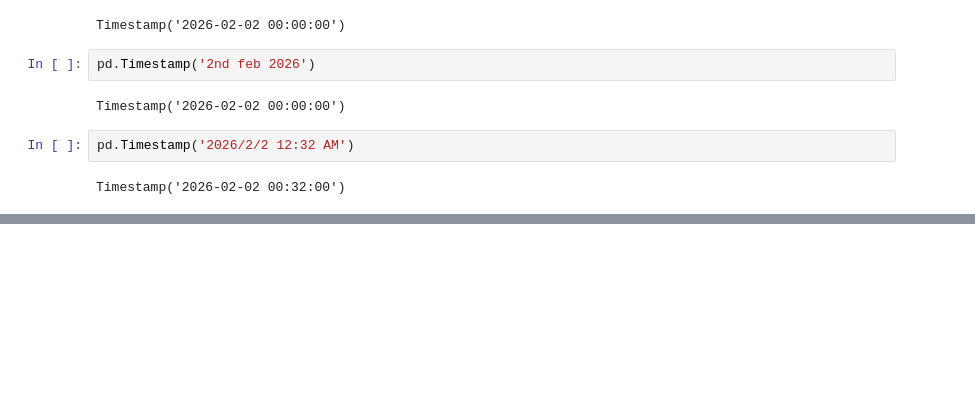
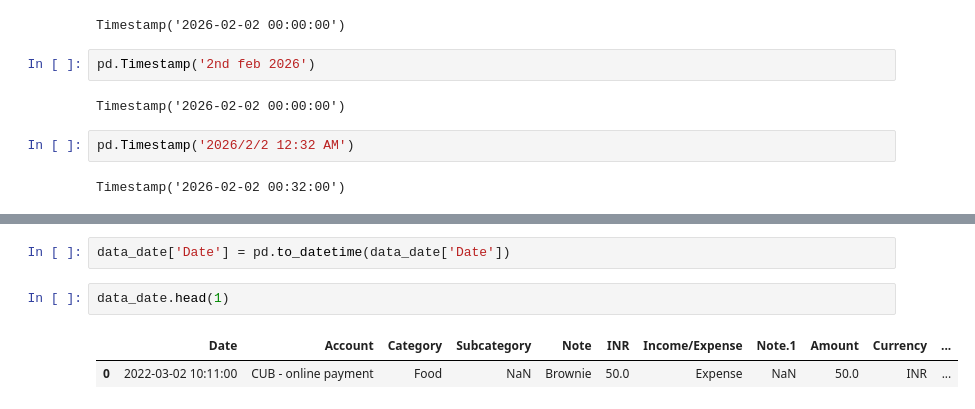
Before and after one commit to kaushik013/My_Pandas, a Jupyter notebook: 18_date_time/date_time.ipynb, the cells around one changed output, grey strips where cells are left out. Cells and saved outputs as stored; diff of their text form; blank space fills up the shorter version.

```diff
--- a/18_date_time/date_time.ipynb
+++ b/18_date_time/date_time.ipynb
@@ -23,0 +149,7 @@ Timestamp('2026-02-02 00:32:00')
+# %%
+data_date['Date'] = pd.to_datetime(data_date['Date'])
+# %%
+data_date.head(1)
+# %% [output]
+|  | Date | Account | Category | Subcategory | Note | INR | Income/Expense | Note.1 | Amount | Currency | ... |
+| 0 | 2022-03-02 10:11:00 | CUB - online payment | Food | NaN | Brownie | 50.0 | Expense | NaN | 50.0 | INR | ... |
```
Also changed, not shown: parts of 20 cells of this notebook.
